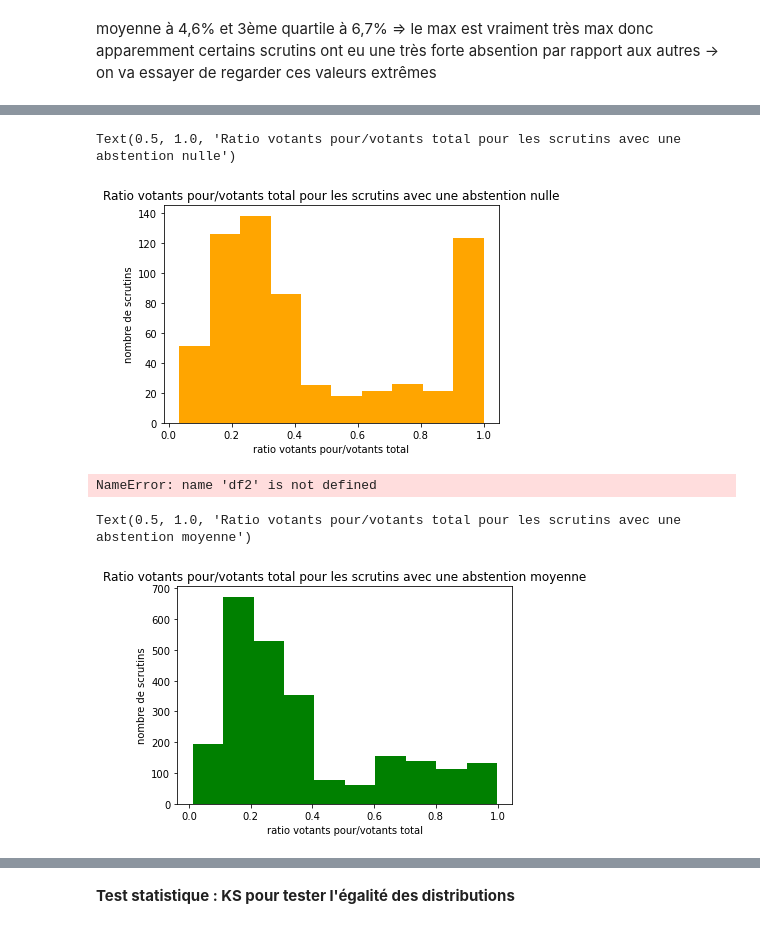
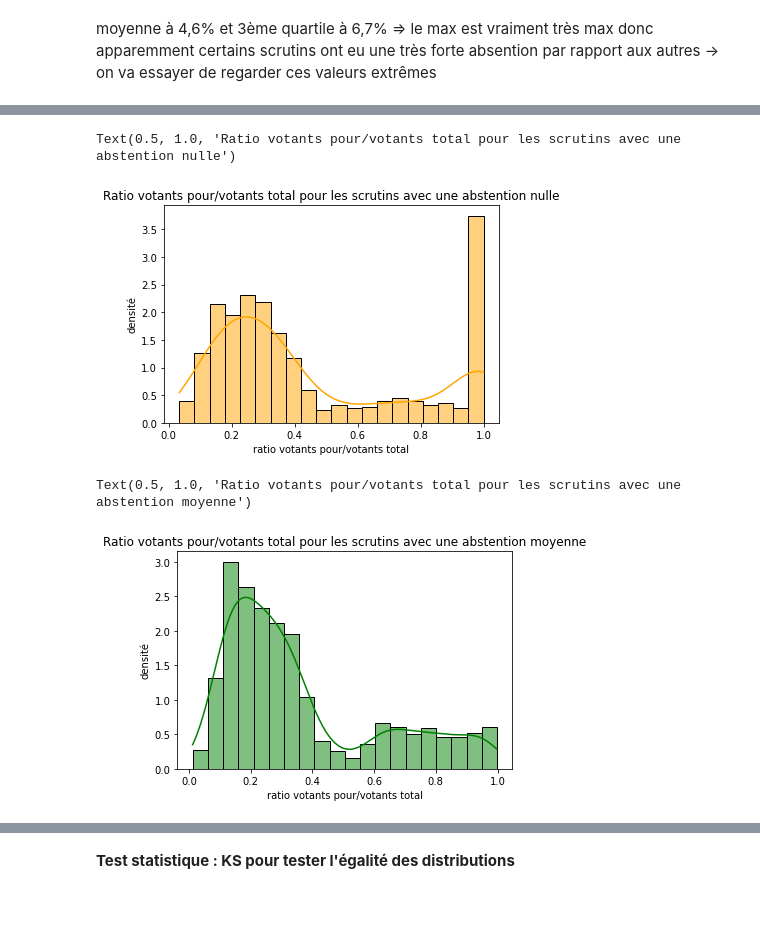
Before and after one commit to claralga/StatApp, a Jupyter notebook: statistiques_scrutins.ipynb, the cells around one changed output, grey strips where cells are left out. Cells and saved outputs as stored; diff of their text form; code cells hidden in the pictures.

```diff
--- a/statistiques_scrutins.ipynb
+++ b/statistiques_scrutins.ipynb
@@ -196,24 +156,18 @@ Text(0.5, 1.0, "Ratio votants pour/votants total pour l'ensemble des scrutins")
 # %%
 pourcentagepourdf0 = df_scrutin0['pour']/df_scrutin0['votants']
-pourcentagepourdf0.plot(kind='hist', color='orange')
+sns.histplot(pourcentagepourdf0,color = 'orange', stat = 'density', bins = 20,kde = True)
 plt.xlabel('ratio votants pour/votants total')
-plt.ylabel('nombre de scrutins')
+plt.ylabel('densité')
 plt.title("Ratio votants pour/votants total pour les scrutins avec une abstention nulle")
 # %% [output]
 Text(0.5, 1.0, 'Ratio votants pour/votants total pour les scrutins avec une abstention nulle')
-[figure, old version]
+[figure, new version]
-# %%
-pourcentagepourdf2 = (df2.groupby('idScrutin')['pour'].sum()/df2.groupby('idScrutin')['pour'].count())/(df2.groupby('idScrutin')['votants'].sum()/df2.groupby('idScrutin')['votants'].count())
-pourcentagepourdf2 = np.array(pourcentagepourdf2)
-sns.histplot(pourcentagepourdf2, stat="probability")
-# %% [output]
-NameError: name 'df2' is not defined
 # %%
 pourcentagepourdf1 = df_scrutin1['pour']/df_scrutin1['votants']
-pourcentagepourdf1.plot(kind='hist', color='green')
+sns.histplot(pourcentagepourdf1,color = 'green', stat = 'density', bins = 20,kde = True)
 plt.xlabel('ratio votants pour/votants total')
-plt.ylabel('nombre de scrutins')
+plt.ylabel('densité')
 plt.title("Ratio votants pour/votants total pour les scrutins avec une abstention moyenne")
 # %% [output]
 Text(0.5, 1.0, 'Ratio votants pour/votants total pour les scrutins avec une abstention moyenne')
-[figure, old version]
+[figure, new version]
```
Also changed, not shown: parts of 42 cells of this notebook.
